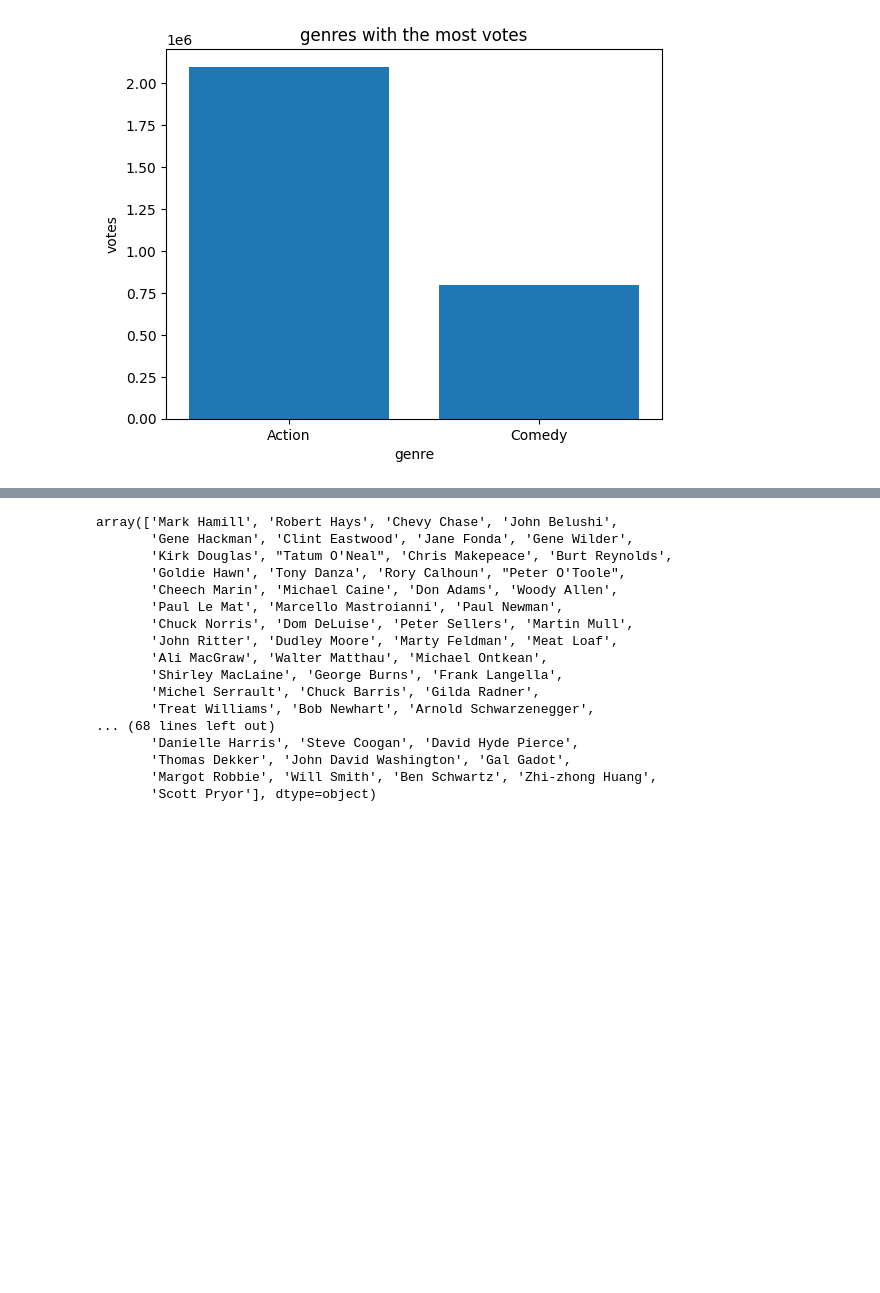
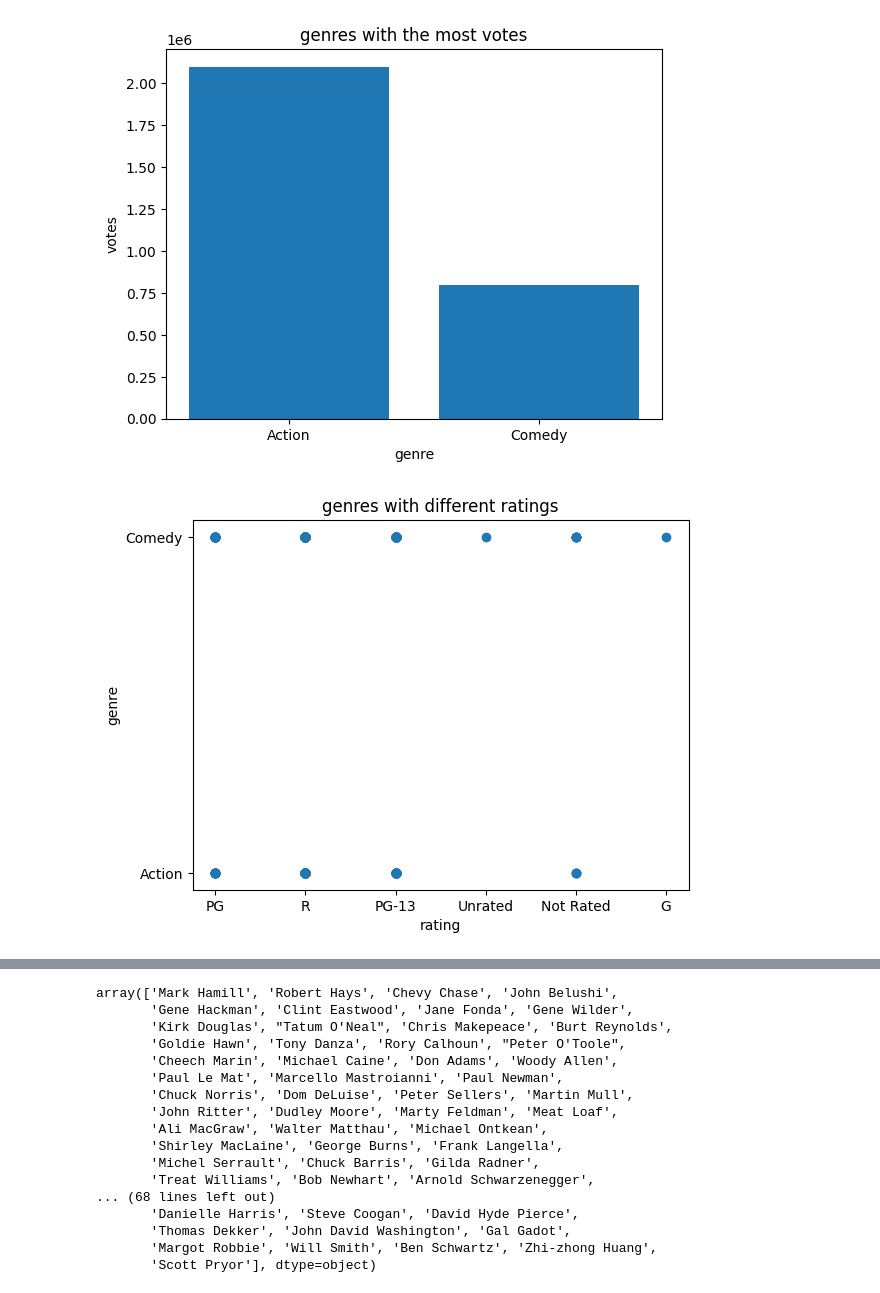
Before and after one commit to Kaidense2026/Pop_culture-, a Jupyter notebook: Pop_Culture_research_project.ipynb, the cells around one changed output, grey strips where cells are left out. Saved outputs shown, nothing was run; the diff lists cells and outputs as text; code cells hidden in the pictures; blank space fills up the shorter version.

```diff
--- a/Pop_Culture_research_project.ipynb
+++ b/Pop_Culture_research_project.ipynb
@@ -587,3 +587,14 @@ plt.ylabel('votes')
 plt.show()
 # %% [output]
 [figure]
+# %%
+x = refiltered_movies['rating']
+y = refiltered_movies['genre']
+plt.scatter(x, y)
+plt.title('genres with different ratings')
+plt.xlabel('rating')
+plt.ylabel('genre')
+
+plt.show()
+# %% [output]
+[figure, added]
```
Also changed, not shown: parts of 2 cells of this notebook.
